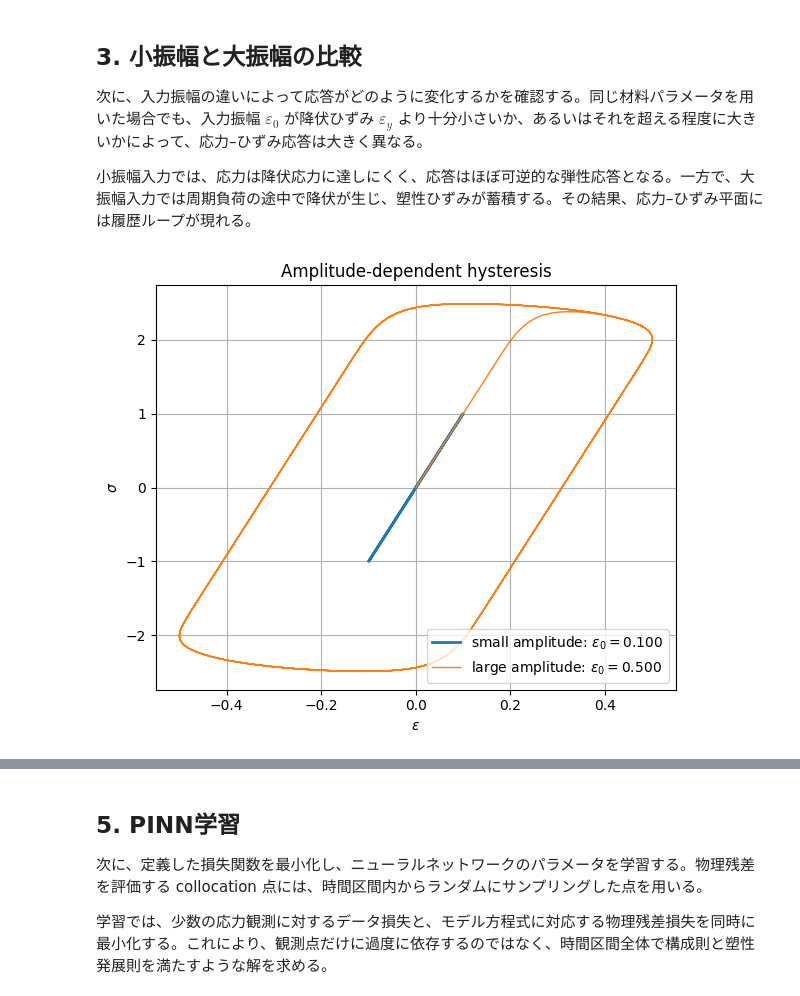
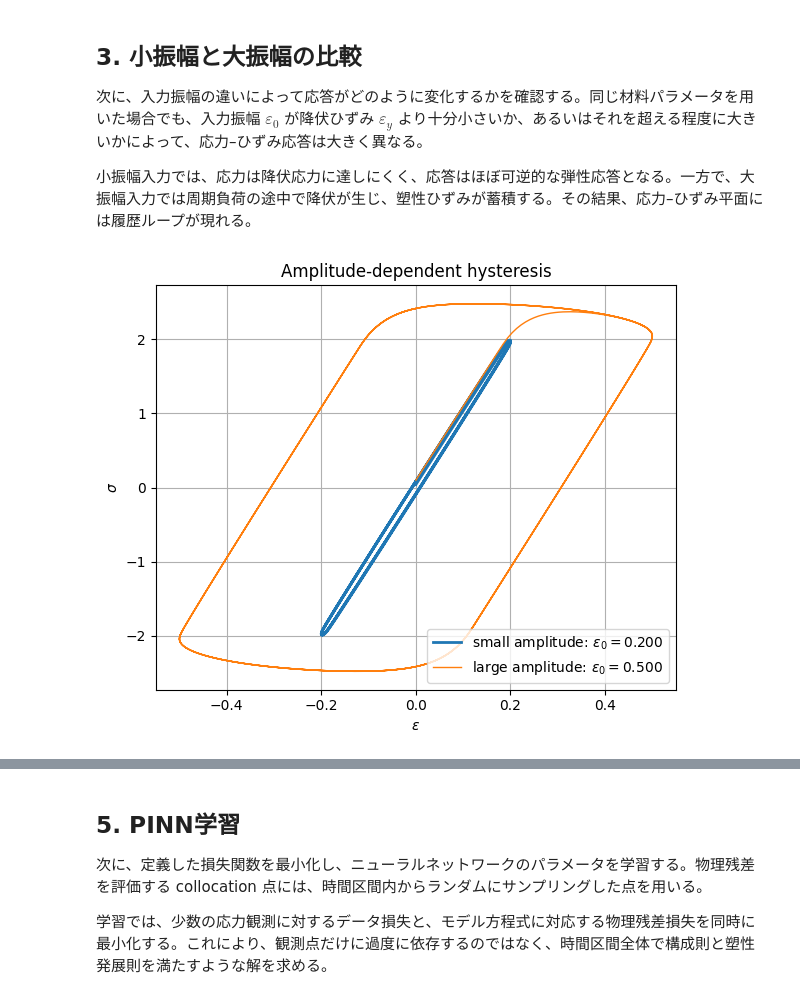
Before and after one commit to itoshin110/Lecture-of-physics-informed-neural-networks, a Jupyter notebook: pinn_elastoviscoplastic_bingham.ipynb, the cells around one changed output, grey strips where cells are left out. Cells and saved outputs as stored; diff of their text form; code cells hidden in the pictures.

```diff
--- a/pinn_elastoviscoplastic_bingham.ipynb
+++ b/pinn_elastoviscoplastic_bingham.ipynb
@@ -259,25 +352,25 @@ plt.close()
 
 小振幅入力では、応力は降伏応力に達しにくく、応答はほぼ可逆的な弾性応答となる。一方で、大振幅入力では周期負荷の途中で降伏が生じ、塑性ひずみが蓄積する。その結果、応力–ひずみ平面には履歴ループが現れる。
 # %%
-eps0_1 = 0.1
-eps_small, epsp_small, sigma_small = rk4_reference(t_np, eps0=eps0_1)
+eps0_1 = 0.2
+eps_small, epsp_small, depsp_small, sigma_small = rk4_reference(t_np, eps0=eps0_1)
 
 eps0_2 = 0.5
-eps_large, epsp_large, sigma_large = rk4_reference(t_np, eps0=eps0_2)
+eps_large, epsp_large, depsp_large, sigma_large = rk4_reference(t_np, eps0=eps0_2)
 
 plt.figure(figsize=(6, 5))
 plt.plot(eps_small, sigma_small, label=r"small amplitude: $\varepsilon_0=$"+"{:.3f}".format(eps0_1),lw=2)
 plt.plot(eps_large, sigma_large, label=r"large amplitude: $\varepsilon_0=$"+"{:.3f}".format(eps0_2),lw=1)
 plt.xlabel(r"$\varepsilon$")
 plt.ylabel(r"$\sigma$")
 plt.title("Amplitude-dependent hysteresis")
-plt.legend()
+plt.legend(loc=4)
 plt.tight_layout()
 plt.grid()
 plt.show()
 plt.close()
 # %% [output]
-[figure, old version]
+[figure, new version]
 # %% [markdown]
 ## 4. PINNの設定
 
```
Also changed, not shown: parts of 16 cells of this notebook.
